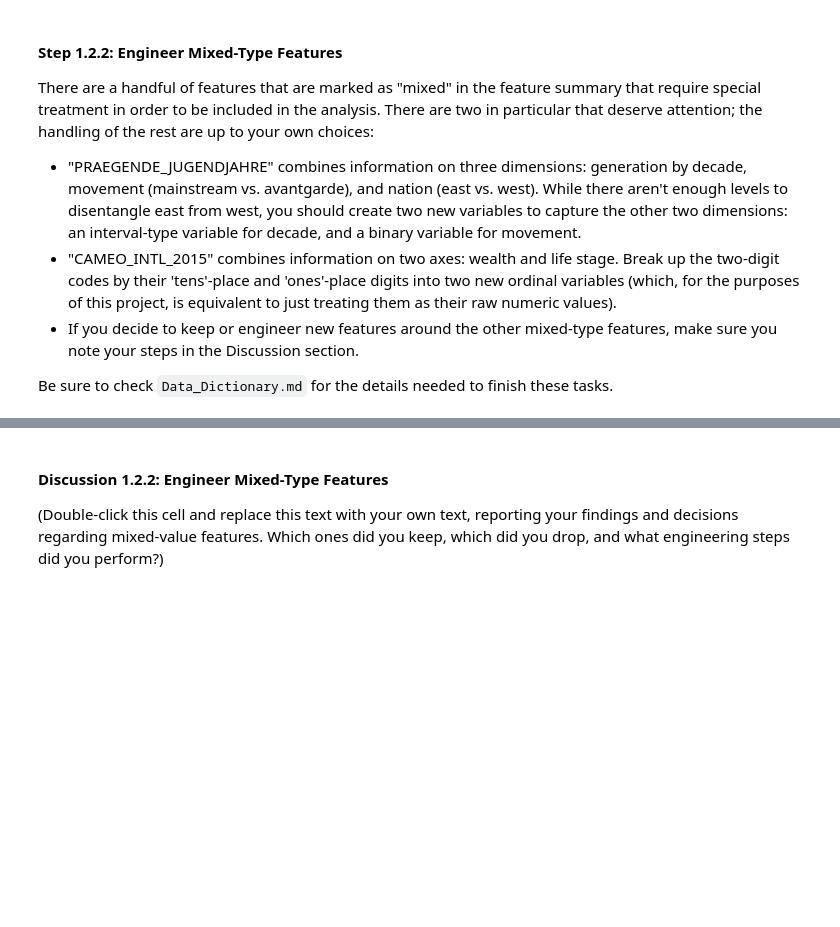
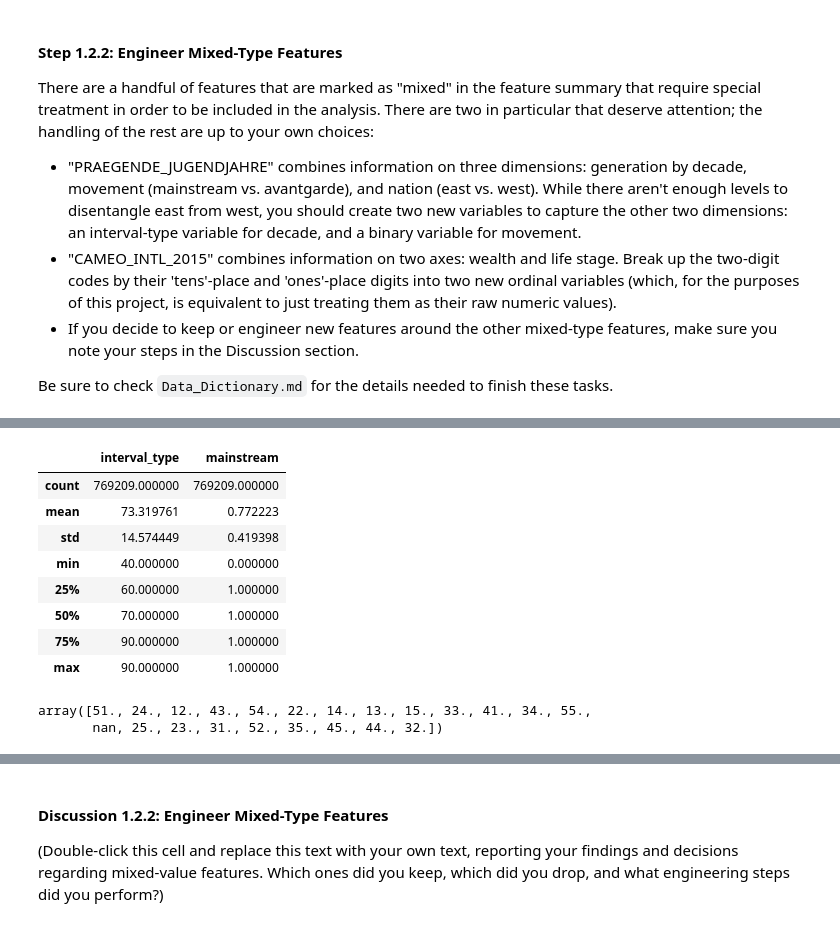
Before and after one commit to kudojp/IdentifyCustomerSegments, a Jupyter notebook: Identify_Customer_Segments.ipynb, the cells around one changed output, grey strips where cells are left out. Cells and saved outputs as stored; diff of their text form; code cells hidden in the pictures; blank space fills up the shorter version.

```diff
--- a/Identify_Customer_Segments.ipynb
+++ b/Identify_Customer_Segments.ipynb
@@ -390,0 +501,4 @@ For categorical data, you would ordinarily need to encode the levels as dummy va
+# %%
+#check the columns which is made by nan values
+nan_columns = azdias5.columns[azdias5.columns.str.contains("nan|X")]
+nan_columns
@@ -390,0 +511,4 @@ For categorical data, you would ordinarily need to encode the levels as dummy va
+# %%
+# remove nan-columns
+azdias5.drop(columns=nan_columns,inplace=True)
+azdias5.head(0)
@@ -401,5 +527,7 @@ There are a handful of features that are marked as "mixed" in the feature summar
 - If you decide to keep or engineer new features around the other mixed-type features, make sure you note your steps in the Discussion section.
 
 Be sure to check `Data_Dictionary.md` for the details needed to finish these tasks.
+# %%
+azdias6 = azdias5.copy()
 # %%
 # Investigate "PRAEGENDE_JUGENDJAHRE" and engineer two new variables.
@@ -406,2 +553,49 @@ Be sure to check `Data_Dictionary.md` for the details needed to finish these tas
+# %%
+dict_interval = {}
+dict_move = {}
+
+
+for i in range(1,16):
+    if i in [1,2]:
+        dict_interval[i] = 40
+    elif i in [3,4]:
+        dict_interval[i] = 50
+    elif i in [5,6,7]:
+        dict_interval[i] = 60
+    elif i in [8,9]:
+        dict_interval[i] = 70
+    elif i in [10,11,12,13]:
+        dict_interval[i] = 80
+    elif i in [14,15]:
+        dict_interval[i] = 90
+
+for i in range(1,16):
+    if i in [1,3,5,8,10,12,14]:
+        dict_move[i] = 1
+    elif i in [2,4,6,7,9,11,13,15]:
+        dict_move[i] = 0
+
+
+azdias6["interval_type"] = azdias6["PRAEGENDE_JUGENDJAHRE"].replace(dict_interval)
+azdias6["mainstream"] = azdias6["PRAEGENDE_JUGENDJAHRE"].replace(dict_move)
+
+azdias6 = azdias6.drop(columns="PRAEGENDE_JUGENDJAHRE")
+# %%
+azdias6[["interval_type","mainstream"]].describe()
+# %% [output]
+|  | interval_type | mainstream |
+| count | 769209.000000 | 769209.000000 |
+| mean | 73.319761 | 0.772223 |
+| std | 14.574449 | 0.419398 |
+| min | 40.000000 | 0.000000 |
+| 25% | 60.000000 | 1.000000 |
+| 50% | 70.000000 | 1.000000 |
+| 75% | 90.000000 | 1.000000 |
+| max | 90.000000 | 1.000000 |
 # %%
 # Investigate "CAMEO_INTL_2015" and engineer two new variables.
+
+azdias6["CAMEO_INTL_2015"].unique()
+# %% [output]
+array([51., 24., 12., 43., 54., 22., 14., 13., 15., 33., 41., 34., 55.,
+       nan, 25., 23., 31., 52., 35., 45., 44., 32.])
```
Also changed, not shown: parts of 32 cells of this notebook.
